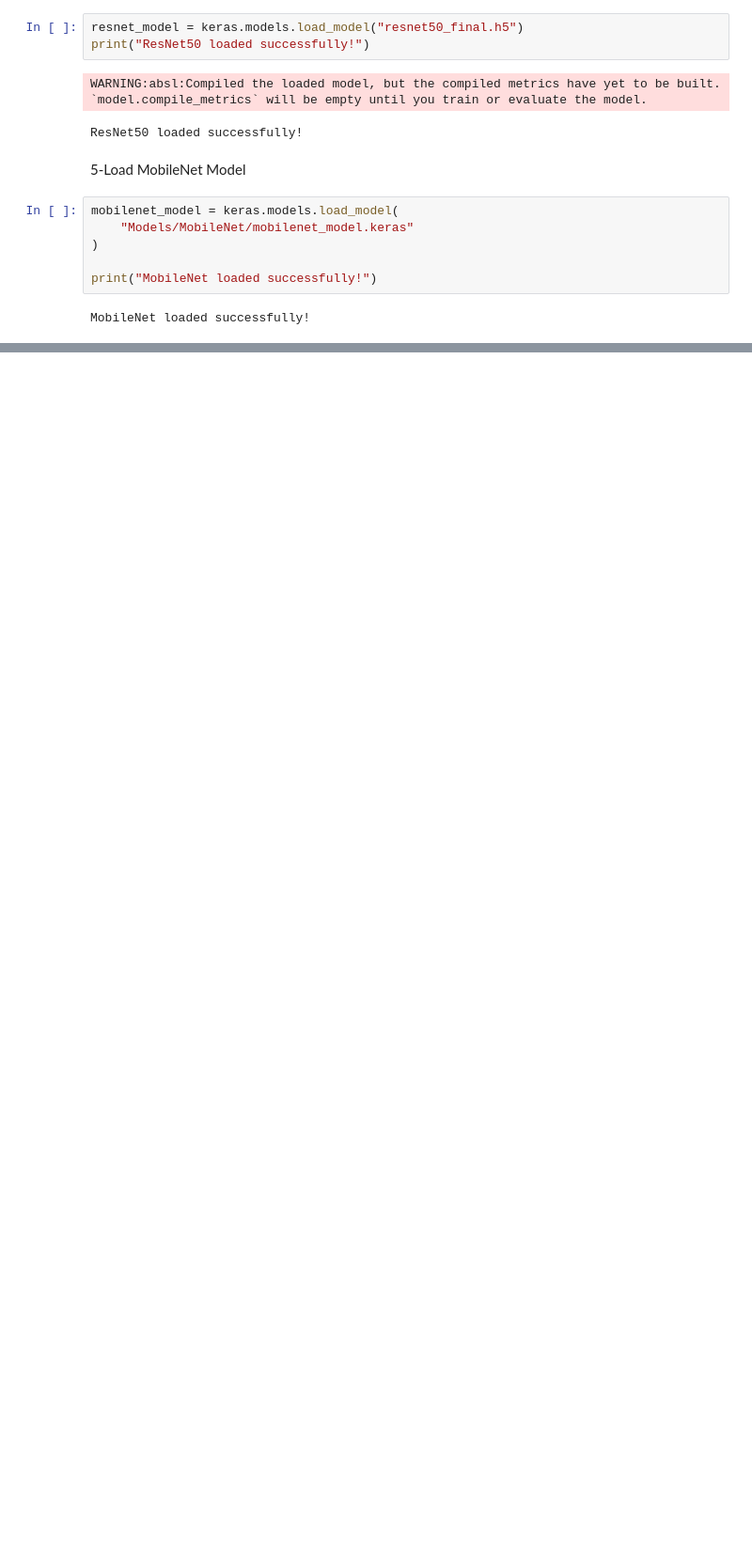
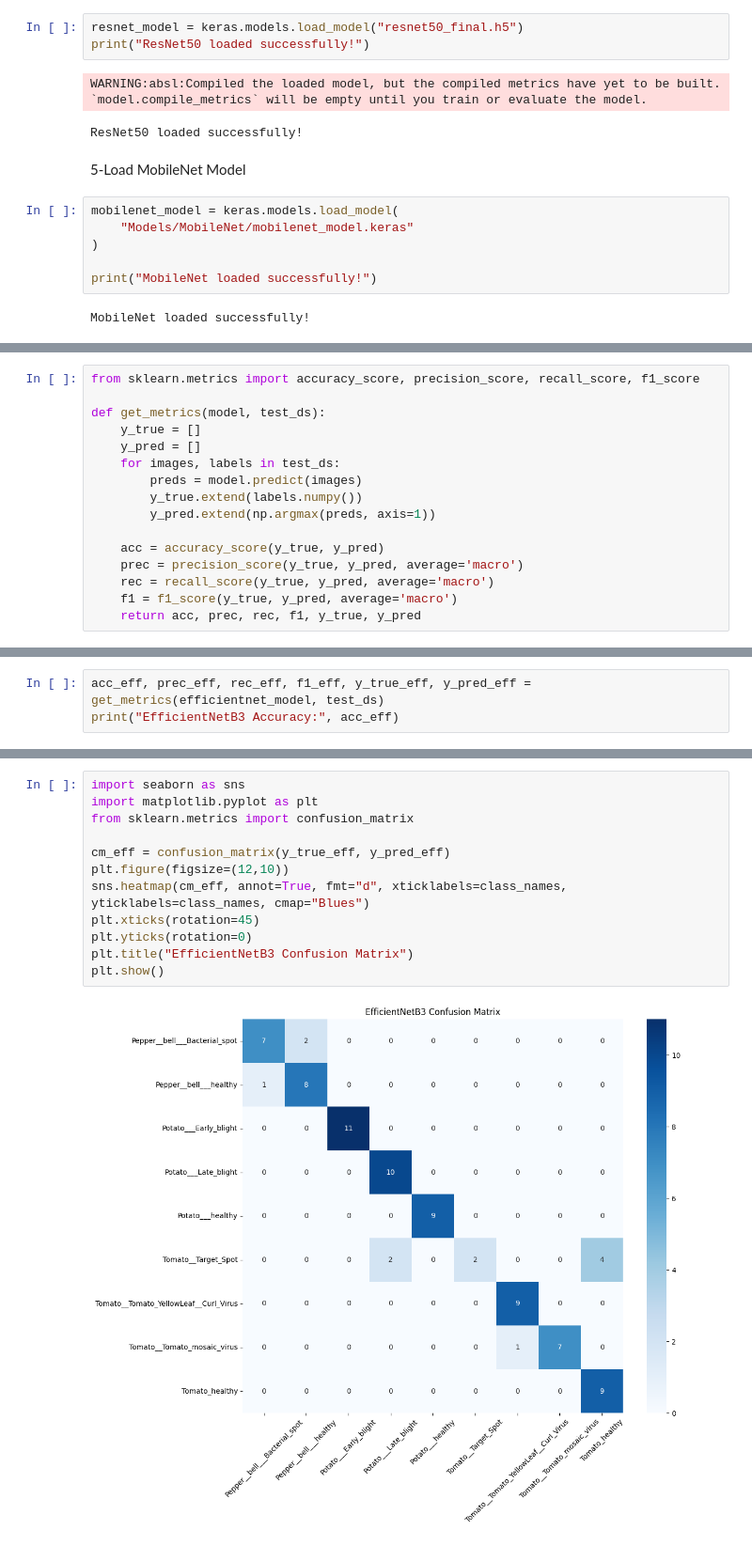
Before and after one commit to alberehap/plant-disease-classification, a Jupyter notebook: Evaluation.ipynb, the cells around one changed output, grey strips where cells are left out. Shown at 94% size. Cells and saved outputs as stored; diff of their text form; blank space fills up the shorter version.

Commit message:
Add evaluation function for metrics

```diff
--- a/Evaluation.ipynb
+++ b/Evaluation.ipynb
@@ -76,0 +55,16 @@ MobileNet loaded successfully!
+# %%
+from sklearn.metrics import accuracy_score, precision_score, recall_score, f1_score
+
+def get_metrics(model, test_ds):
+    y_true = []
+    y_pred = []
+    for images, labels in test_ds:
+        preds = model.predict(images)
+        y_true.extend(labels.numpy())
+        y_pred.extend(np.argmax(preds, axis=1))
+
+    acc = accuracy_score(y_true, y_pred)
+    prec = precision_score(y_true, y_pred, average='macro')
+    rec = recall_score(y_true, y_pred, average='macro')
+    f1 = f1_score(y_true, y_pred, average='macro')
+    return acc, prec, rec, f1, y_true, y_pred
@@ -76,0 +73,3 @@ MobileNet loaded successfully!
+# %%
+acc_eff, prec_eff, rec_eff, f1_eff, y_true_eff, y_pred_eff = get_metrics(efficientnet_model, test_ds)
+print("EfficientNetB3 Accuracy:", acc_eff)
@@ -76,0 +98,14 @@ MobileNet loaded successfully!
+# %%
+import seaborn as sns
+import matplotlib.pyplot as plt
+from sklearn.metrics import confusion_matrix
+
+cm_eff = confusion_matrix(y_true_eff, y_pred_eff)
+plt.figure(figsize=(12,10))
+sns.heatmap(cm_eff, annot=True, fmt="d", xticklabels=class_names, yticklabels=class_names, cmap="Blues")
+plt.xticks(rotation=45)
+plt.yticks(rotation=0)
+plt.title("EfficientNetB3 Confusion Matrix")
+plt.show()
+# %% [output]
+[figure, added]
```
Also changed, not shown: parts of 35 cells of this notebook.
